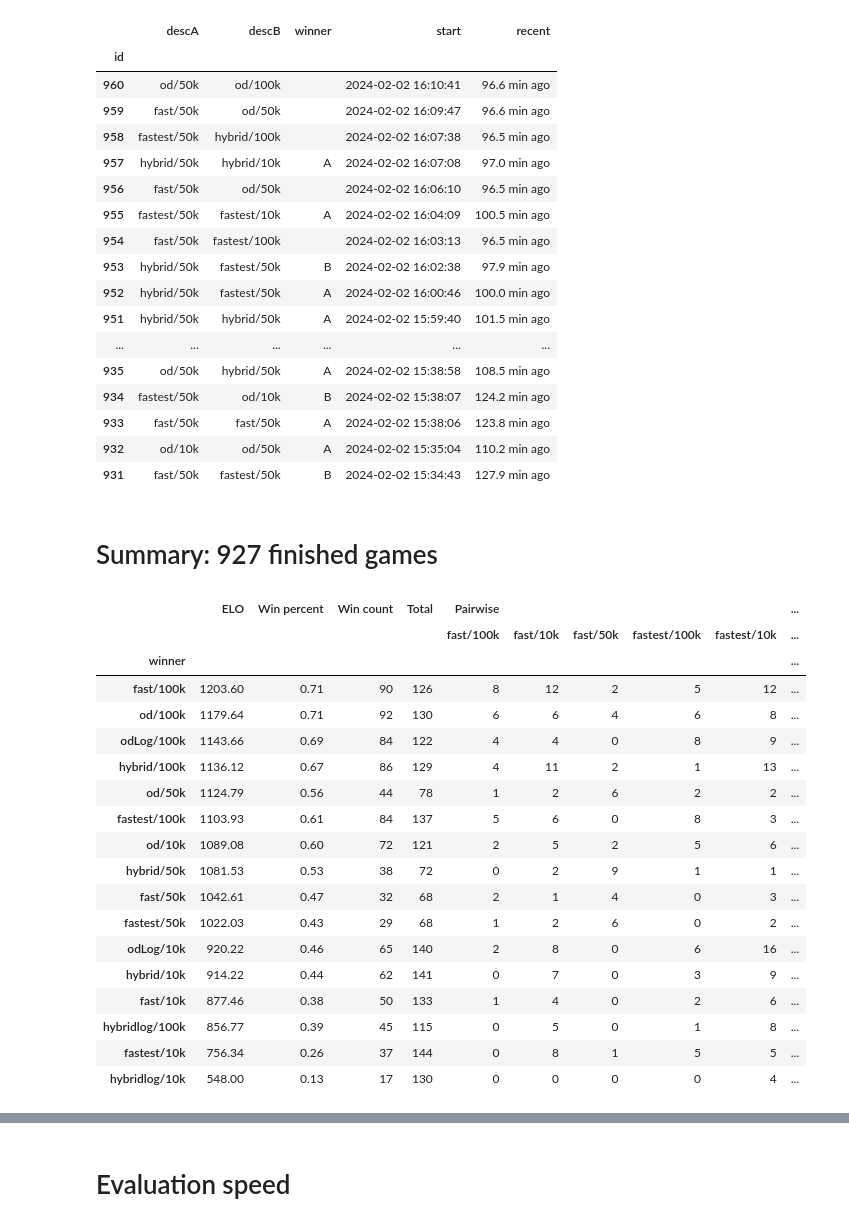
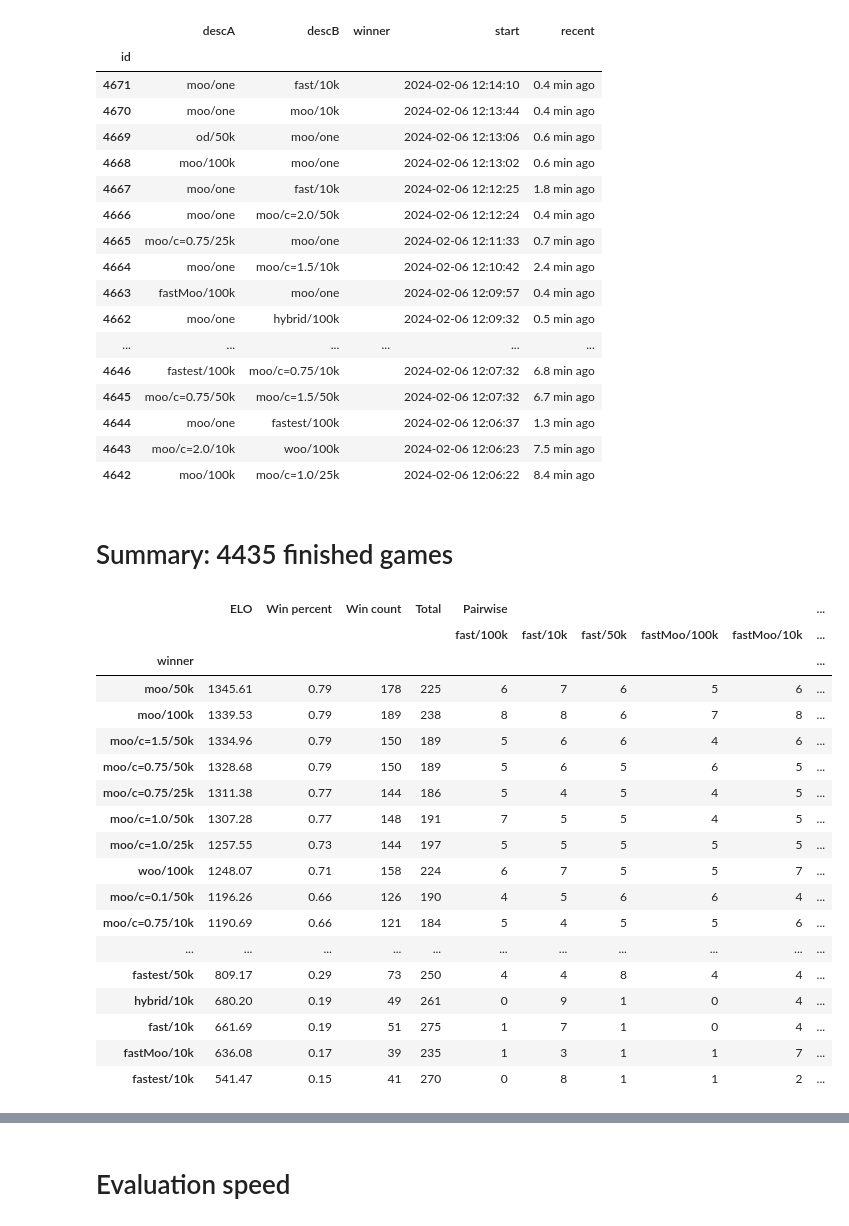
Before and after one commit to gcr/virus-war, a Jupyter notebook: nim/metrics.ipynb, the cells around one changed output, grey strips where cells are left out. Cells and saved outputs as stored; diff of their text form; code cells hidden in the pictures.

Commit message:
Changing games

```diff
--- a/nim/metrics.ipynb
+++ b/nim/metrics.ipynb
@@ -15,6 +15,7 @@ pd.options.display.max_rows = 500
 pd.options.display.precision = 2
 plt.matplotlib.rcParams['figure.facecolor'] = "#fdf8ed"
 plt.matplotlib.rcParams['axes.facecolor'] = (1,1,1,0)
+pd.options.display.max_columns = 500
 # %%
 pd.read_sql("""
 select
@@ -28,82 +29,84 @@ order by date desc limit 30;
 # %% [output]
 |  | descA | descB | winner | start | recent |
 | id |  |  |  |  |  |
-| 960 | od/50k | od/100k |  | 2024-02-02 16:10:41 | 96.6 min ago |
-| 959 | fast/50k | od/50k |  | 2024-02-02 16:09:47 | 96.6 min ago |
-| 958 | fastest/50k | hybrid/100k |  | 2024-02-02 16:07:38 | 96.5 min ago |
-| 957 | hybrid/50k | hybrid/10k | A | 2024-02-02 16:07:08 | 97.0 min ago |
-| 956 | fast/50k | od/50k |  | 2024-02-02 16:06:10 | 96.5 min ago |
-| 955 | fastest/50k | fastest/10k | A | 2024-02-02 16:04:09 | 100.5 min ago |
-| 954 | fast/50k | fastest/100k |  | 2024-02-02 16:03:13 | 96.5 min ago |
-| 953 | hybrid/50k | fastest/50k | B | 2024-02-02 16:02:38 | 97.9 min ago |
-| 952 | hybrid/50k | fastest/50k | A | 2024-02-02 16:00:46 | 100.0 min ago |
-| 951 | hybrid/50k | hybrid/50k | A | 2024-02-02 15:59:40 | 101.5 min ago |
+| 4671 | moo/one | fast/10k |  | 2024-02-06 12:14:10 | 0.4 min ago |
+| 4670 | moo/one | moo/10k |  | 2024-02-06 12:13:44 | 0.4 min ago |
+| 4669 | od/50k | moo/one |  | 2024-02-06 12:13:06 | 0.6 min ago |
+| 4668 | moo/100k | moo/one |  | 2024-02-06 12:13:02 | 0.6 min ago |
+| 4667 | moo/one | fast/10k |  | 2024-02-06 12:12:25 | 1.8 min ago |
+| 4666 | moo/one | moo/c=2.0/50k |  | 2024-02-06 12:12:24 | 0.4 min ago |
+| 4665 | moo/c=0.75/25k | moo/one |  | 2024-02-06 12:11:33 | 0.7 min ago |
+| 4664 | moo/one | moo/c=1.5/10k |  | 2024-02-06 12:10:42 | 2.4 min ago |
+| 4663 | fastMoo/100k | moo/one |  | 2024-02-06 12:09:57 | 0.4 min ago |
+| 4662 | moo/one | hybrid/100k |  | 2024-02-06 12:09:32 | 0.5 min ago |
 | ... | ... | ... | ... | ... | ... |
-| 935 | od/50k | hybrid/50k | A | 2024-02-02 15:38:58 | 108.5 min ago |
-| 934 | fastest/50k | od/10k | B | 2024-02-02 15:38:07 | 124.2 min ago |
-| 933 | fast/50k | fast/50k | A | 2024-02-02 15:38:06 | 123.8 min ago |
-| 932 | od/10k | od/50k | A | 2024-02-02 15:35:04 | 110.2 min ago |
-| 931 | fast/50k | fastest/50k | B | 2024-02-02 15:34:43 | 127.9 min ago |
+| 4646 | fastest/100k | moo/c=0.75/10k |  | 2024-02-06 12:07:32 | 6.8 min ago |
+| 4645 | moo/c=0.75/50k | moo/c=1.5/50k |  | 2024-02-06 12:07:32 | 6.7 min ago |
+| 4644 | moo/one | fastest/100k |  | 2024-02-06 12:06:37 | 1.3 min ago |
+| 4643 | moo/c=2.0/10k | woo/100k |  | 2024-02-06 12:06:23 | 7.5 min ago |
+| 4642 | moo/100k | moo/c=1.0/25k |  | 2024-02-06 12:06:22 | 8.4 min ago |
 # %%
 games_df = pd.read_sql("select * from winners;", conn)
 display.display(display.Markdown(f"# Summary: {len(games_df)} finished games"))
-methods = set()
 pairwise = defaultdict(Counter)
 for _, row in games_df.iterrows():
-    methods.add(row.winner); methods.add(row.loser)
     pairwise[row.loser][row.winner] += 1
 pairwise = pd.DataFrame(pairwise)
+methods = set(pd.read_sql("select * from methods;", conn).method)
 methods = sorted(list(methods))
+
+methods = [x for x in methods if "log" not in x.lower()]
+
 # Add missing pairs
 pairwise = pairwise.reindex(methods).T.reindex(methods).T.fillna(0).astype(int)
 pairwise.index.name = 'winner'
 # Prepend a level
 summary = pd.concat({"Pairwise": pairwise}, axis=1)
 summary.insert(0, 'Total',     (pairwise.values + pairwise.T.values).sum(axis=1))
 summary.insert(0, 'Win count',   pairwise.sum(axis=1))
 summary.insert(0, 'Win percent', summary['Win count'] / summary['Total'])
 all_elo = defaultdict(lambda: [])
 # Run iterations of 100 ELO...
-for _ in range(300):
+for _ in range(100):
     elo = defaultdict(lambda: 1000)
     # ... each ELO takes 20 random rounds, hopefully to convergence...
     for _ in range(20):
         for winner, loser in pd.read_sql(
                 "select winner, loser from winners", conn).sample(frac=1.0).values:
             r1 = 10 ** (elo[winner] / 400)
             r2 = 10 ** (elo[loser] / 400)
             e1 = r1 / (r1+r2)
             e2 = r2 / (r1+r2)
             elo[winner] += 32 * (1.0-e1)
             elo[loser] += 32 * (0.0-e2)
     for k,v in elo.items():
         all_elo[k].append(v)
 # after 200 rounds of 20-round ELO, all standard
 # errors of the mean (np.std(v)/sqrt(len(v))
 # are all within about 3 points
 summary.insert(0, 'ELO', {k: np.mean(v) for k,v in all_elo.items()})
 summary.sort_values('ELO', ascending=False)
 # %% [output]
-# Summary: 927 finished games
+# Summary: 4435 finished games
 |  | ELO | Win percent | Win count | Total | Pairwise |  |  |  |  | ... |
-|  |  |  |  |  | fast/100k | fast/10k | fast/50k | fastest/100k | fastest/10k | ... |
+|  |  |  |  |  | fast/100k | fast/10k | fast/50k | fastMoo/100k | fastMoo/10k | ... |
 | winner |  |  |  |  |  |  |  |  |  | ... |
-| fast/100k | 1203.60 | 0.71 | 90 | 126 | 8 | 12 | 2 | 5 | 12 | ... |
-| od/100k | 1179.64 | 0.71 | 92 | 130 | 6 | 6 | 4 | 6 | 8 | ... |
-| odLog/100k | 1143.66 | 0.69 | 84 | 122 | 4 | 4 | 0 | 8 | 9 | ... |
-| hybrid/100k | 1136.12 | 0.67 | 86 | 129 | 4 | 11 | 2 | 1 | 13 | ... |
-| od/50k | 1124.79 | 0.56 | 44 | 78 | 1 | 2 | 6 | 2 | 2 | ... |
-| fastest/100k | 1103.93 | 0.61 | 84 | 137 | 5 | 6 | 0 | 8 | 3 | ... |
-| od/10k | 1089.08 | 0.60 | 72 | 121 | 2 | 5 | 2 | 5 | 6 | ... |
-| hybrid/50k | 1081.53 | 0.53 | 38 | 72 | 0 | 2 | 9 | 1 | 1 | ... |
-| fast/50k | 1042.61 | 0.47 | 32 | 68 | 2 | 1 | 4 | 0 | 3 | ... |
-| fastest/50k | 1022.03 | 0.43 | 29 | 68 | 1 | 2 | 6 | 0 | 2 | ... |
-| odLog/10k | 920.22 | 0.46 | 65 | 140 | 2 | 8 | 0 | 6 | 16 | ... |
-| hybrid/10k | 914.22 | 0.44 | 62 | 141 | 0 | 7 | 0 | 3 | 9 | ... |
-| fast/10k | 877.46 | 0.38 | 50 | 133 | 1 | 4 | 0 | 2 | 6 | ... |
-| hybridlog/100k | 856.77 | 0.39 | 45 | 115 | 0 | 5 | 0 | 1 | 8 | ... |
-| fastest/10k | 756.34 | 0.26 | 37 | 144 | 0 | 8 | 1 | 5 | 5 | ... |
-| hybridlog/10k | 548.00 | 0.13 | 17 | 130 | 0 | 0 | 0 | 0 | 4 | ... |
+| moo/50k | 1345.61 | 0.79 | 178 | 225 | 6 | 7 | 6 | 5 | 6 | ... |
+| moo/100k | 1339.53 | 0.79 | 189 | 238 | 8 | 8 | 6 | 7 | 8 | ... |
+| moo/c=1.5/50k | 1334.96 | 0.79 | 150 | 189 | 5 | 6 | 6 | 4 | 6 | ... |
+| moo/c=0.75/50k | 1328.68 | 0.79 | 150 | 189 | 5 | 6 | 5 | 6 | 5 | ... |
+| moo/c=0.75/25k | 1311.38 | 0.77 | 144 | 186 | 5 | 4 | 5 | 4 | 5 | ... |
+| moo/c=1.0/50k | 1307.28 | 0.77 | 148 | 191 | 7 | 5 | 5 | 4 | 5 | ... |
+| moo/c=1.0/25k | 1257.55 | 0.73 | 144 | 197 | 5 | 5 | 5 | 5 | 5 | ... |
+| woo/100k | 1248.07 | 0.71 | 158 | 224 | 6 | 7 | 5 | 5 | 7 | ... |
+| moo/c=0.1/50k | 1196.26 | 0.66 | 126 | 190 | 4 | 5 | 6 | 6 | 4 | ... |
+| moo/c=0.75/10k | 1190.69 | 0.66 | 121 | 184 | 5 | 4 | 5 | 5 | 6 | ... |
+| ... | ... | ... | ... | ... | ... | ... | ... | ... | ... | ... |
+| fastest/50k | 809.17 | 0.29 | 73 | 250 | 4 | 4 | 8 | 4 | 4 | ... |
+| hybrid/10k | 680.20 | 0.19 | 49 | 261 | 0 | 9 | 1 | 0 | 4 | ... |
+| fast/10k | 661.69 | 0.19 | 51 | 275 | 1 | 7 | 1 | 0 | 4 | ... |
+| fastMoo/10k | 636.08 | 0.17 | 39 | 235 | 1 | 3 | 1 | 1 | 7 | ... |
+| fastest/10k | 541.47 | 0.15 | 41 | 270 | 0 | 8 | 1 | 1 | 2 | ... |
 # %%
 methods = sorted(methods, key=lambda x: -np.mean(all_elo[x]))
 matchups = pairwise.loc[methods, methods]
```
Also changed, not shown: parts of 6 cells of this notebook, 31 other files.
